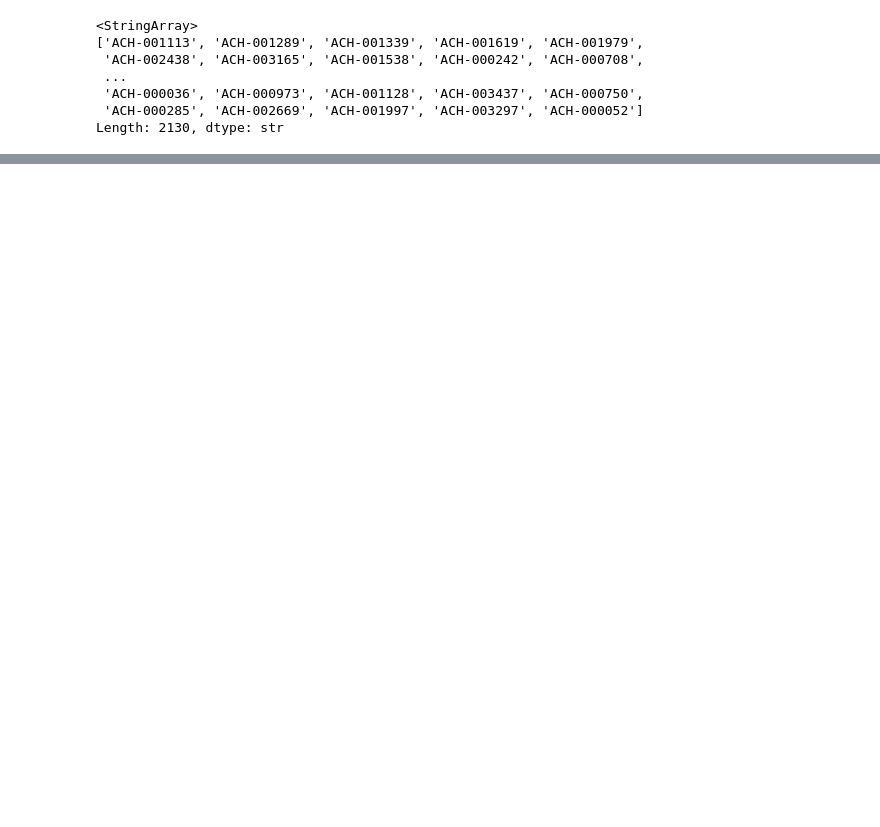
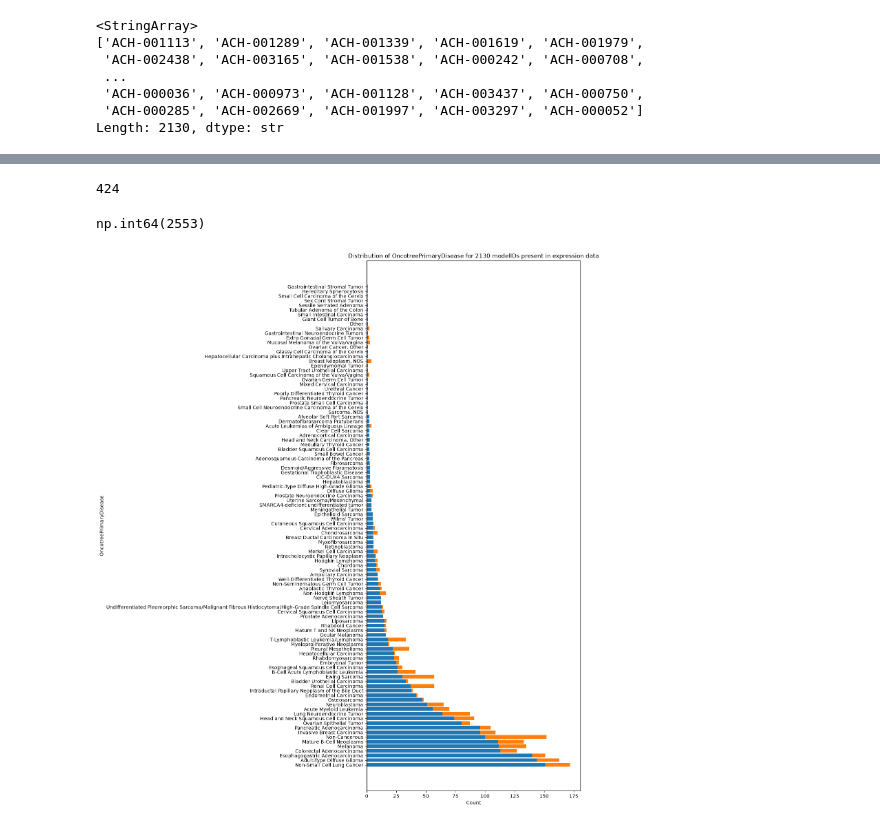
Before and after one commit to MeghanaCode/ccle-model-comparison, a Jupyter notebook: notebooks/01_explore_Data.ipynb, the cells around one changed output, grey strips where cells are left out. Cells and saved outputs as stored; diff of their text form; code cells hidden in the pictures; blank space fills up the shorter version.

Commit message:
graphs

```diff
--- a/notebooks/01_explore_Data.ipynb
+++ b/notebooks/01_explore_Data.ipynb
@@ -76,0 +62,33 @@ TypeError: 'tuple' object is not callable
+# %%
+# There are 2130 common modelIDs between expression and sample_info dataframes,
+# which means that there are 2554 - 2130 = 424 modelIDs in sample_info that are not present in expression data.
+
+# Confriming difference between the two dataframes
+diff_modelIDs = np.setdiff1d(sample_info_modelID, expression_modelID)
+len(diff_modelIDs) # 424 modelIDs in sample_info that are not present in expression data.
+# %% [output]
+424
+# %%
+# subset 424 modelIDs from sample_info that are not present in expression data
+
+sample_info_diff = sample_info.loc[diff_modelIDs]
+sample_info_common = sample_info.loc[common_modelIDs]
+
+value_counts_common = sample_info_common["OncotreePrimaryDisease"].value_counts()
+
+value_counts_diff = sample_info_diff["OncotreePrimaryDisease"].value_counts()
+tot_value_counts = sample_info["OncotreePrimaryDisease"].value_counts()
+tot_value_counts.sum()
+# %% [output]
+np.int64(2553)
+# %%
+# Visualizing the distribution of OncotreePrimaryDisease for the 2130 modelIDs that are present in expression data and the 424 modelIDs that are not present in expression data
+fig, ax = plt.subplots(figsize=(8, 20))
+ax.barh(value_counts_common.index, value_counts_common.values)
+ax.barh(value_counts_diff.index, value_counts_diff.values, left=value_counts_common.reindex(value_counts_diff.index, fill_value=0).values)
+plt.title("Distribution of OncotreePrimaryDisease for 2130 modelIDs present in expression data")
+plt.xlabel("Count")
+plt.ylabel("OncotreePrimaryDisease")
+plt.show()
+# %% [output]
+[figure, added]
```
Also changed, not shown: parts of 4 cells of this notebook.
